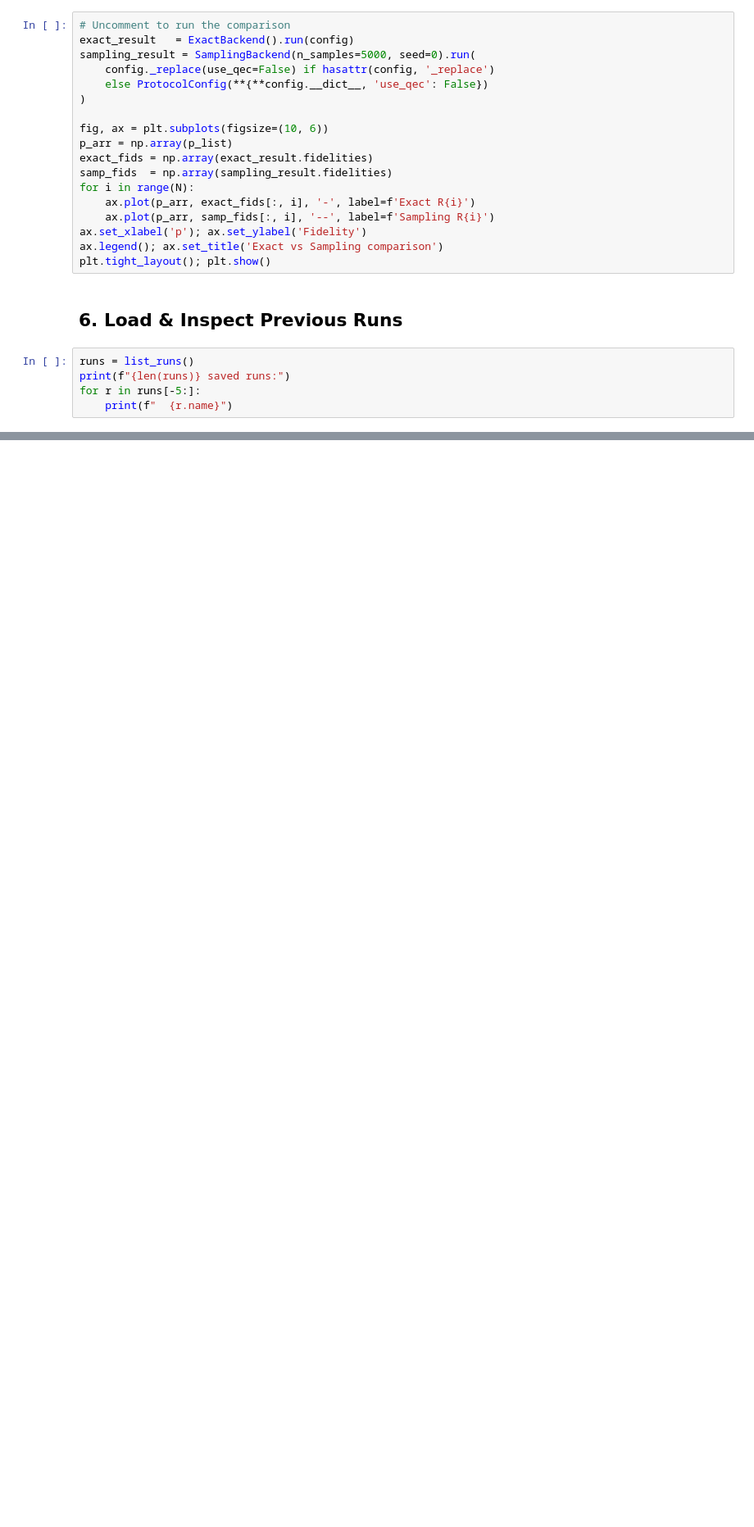
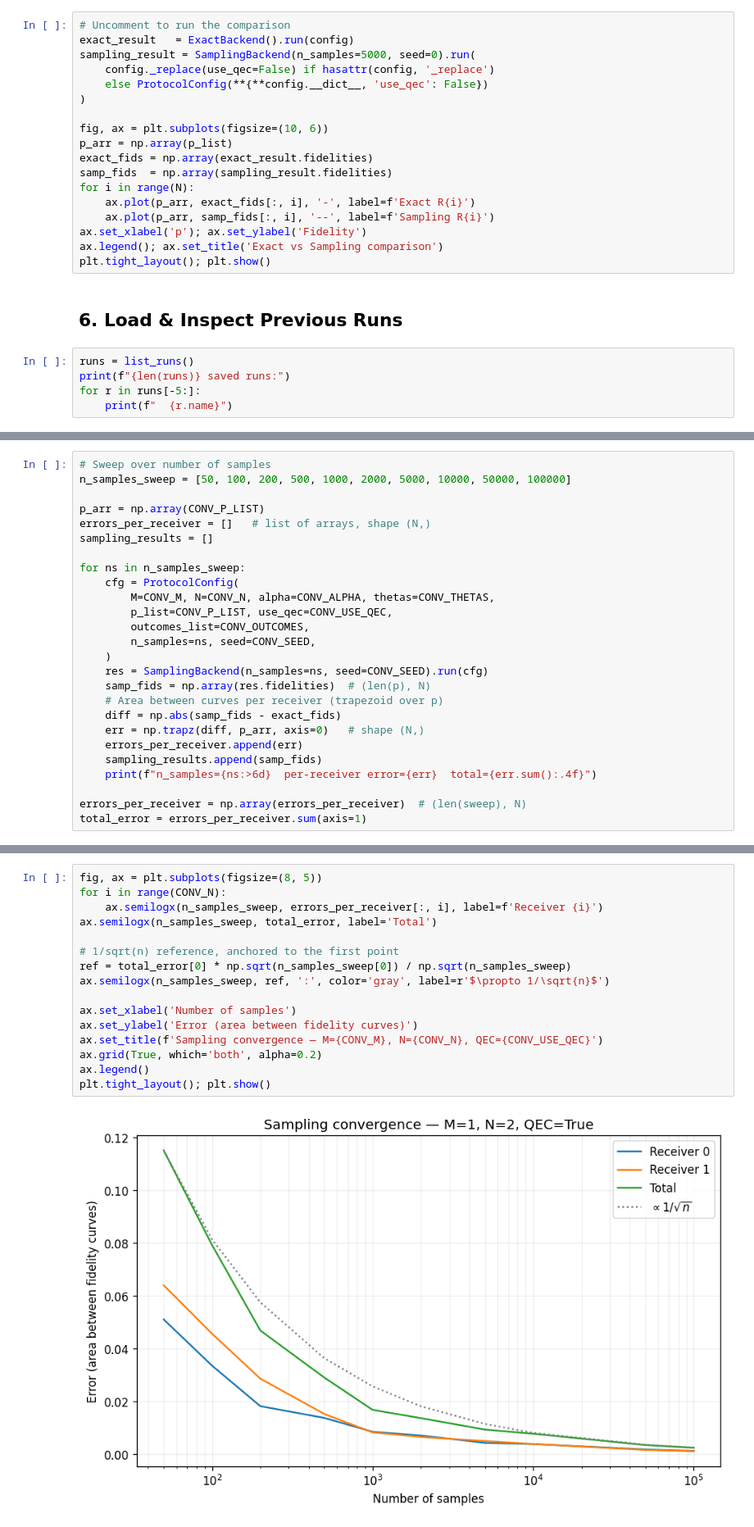
Before and after one commit to mtp354/Broadcasting, a Jupyter notebook: run_broadcast.ipynb, the cells around one changed output, grey strips where cells are left out. Shown at 82% size. Drawn from its saved outputs; the diff is of its cells as text; blank space fills up the shorter version.

Commit message:
Sampling convergence

```diff
--- a/run_broadcast.ipynb
+++ b/run_broadcast.ipynb
@@ -138,0 +197,26 @@ for r in runs[-5:]:
+# %%
+# Sweep over number of samples
+n_samples_sweep = [50, 100, 200, 500, 1000, 2000, 5000, 10000, 50000, 100000]
+
+p_arr = np.array(CONV_P_LIST)
+errors_per_receiver = []   # list of arrays, shape (N,)
+sampling_results = []
+
+for ns in n_samples_sweep:
+    cfg = ProtocolConfig(
+        M=CONV_M, N=CONV_N, alpha=CONV_ALPHA, thetas=CONV_THETAS,
+        p_list=CONV_P_LIST, use_qec=CONV_USE_QEC,
+        outcomes_list=CONV_OUTCOMES,
+        n_samples=ns, seed=CONV_SEED,
+    )
+    res = SamplingBackend(n_samples=ns, seed=CONV_SEED).run(cfg)
+    samp_fids = np.array(res.fidelities)  # (len(p), N)
+    # Area between curves per receiver (trapezoid over p)
+    diff = np.abs(samp_fids - exact_fids)
+    err = np.trapz(diff, p_arr, axis=0)   # shape (N,)
+    errors_per_receiver.append(err)
+    sampling_results.append(samp_fids)
+    print(f"n_samples={ns:>6d}  per-receiver error={err}  total={err.sum():.4f}")
+
+errors_per_receiver = np.array(errors_per_receiver)  # (len(sweep), N)
+total_error = errors_per_receiver.sum(axis=1)
@@ -138,0 +234,18 @@ for r in runs[-5:]:
+# %%
+fig, ax = plt.subplots(figsize=(8, 5))
+for i in range(CONV_N):
+    ax.semilogx(n_samples_sweep, errors_per_receiver[:, i], label=f'Receiver {i}')
+ax.semilogx(n_samples_sweep, total_error, label='Total')
+
+# 1/sqrt(n) reference, anchored to the first point
+ref = total_error[0] * np.sqrt(n_samples_sweep[0]) / np.sqrt(n_samples_sweep)
+ax.semilogx(n_samples_sweep, ref, ':', color='gray', label=r'$\propto 1/\sqrt{n}$')
+
+ax.set_xlabel('Number of samples')
+ax.set_ylabel('Error (area between fidelity curves)')
+ax.set_title(f'Sampling convergence — M={CONV_M}, N={CONV_N}, QEC={CONV_USE_QEC}')
+ax.grid(True, which='both', alpha=0.2)
+ax.legend()
+plt.tight_layout(); plt.show()
+# %% [output]
+[figure, added]
```
Also changed, not shown: parts of 4 cells of this notebook, 2 other files.
